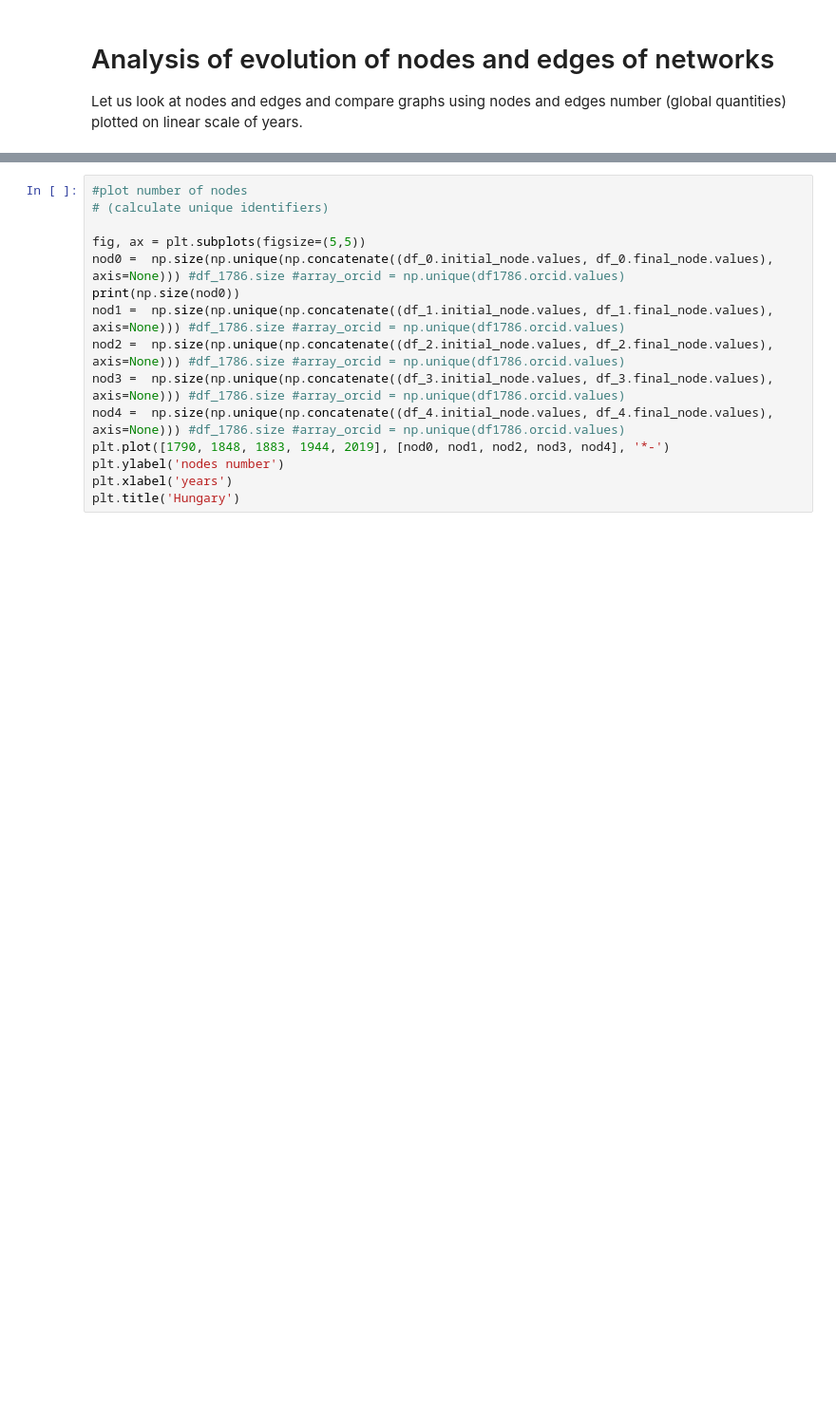
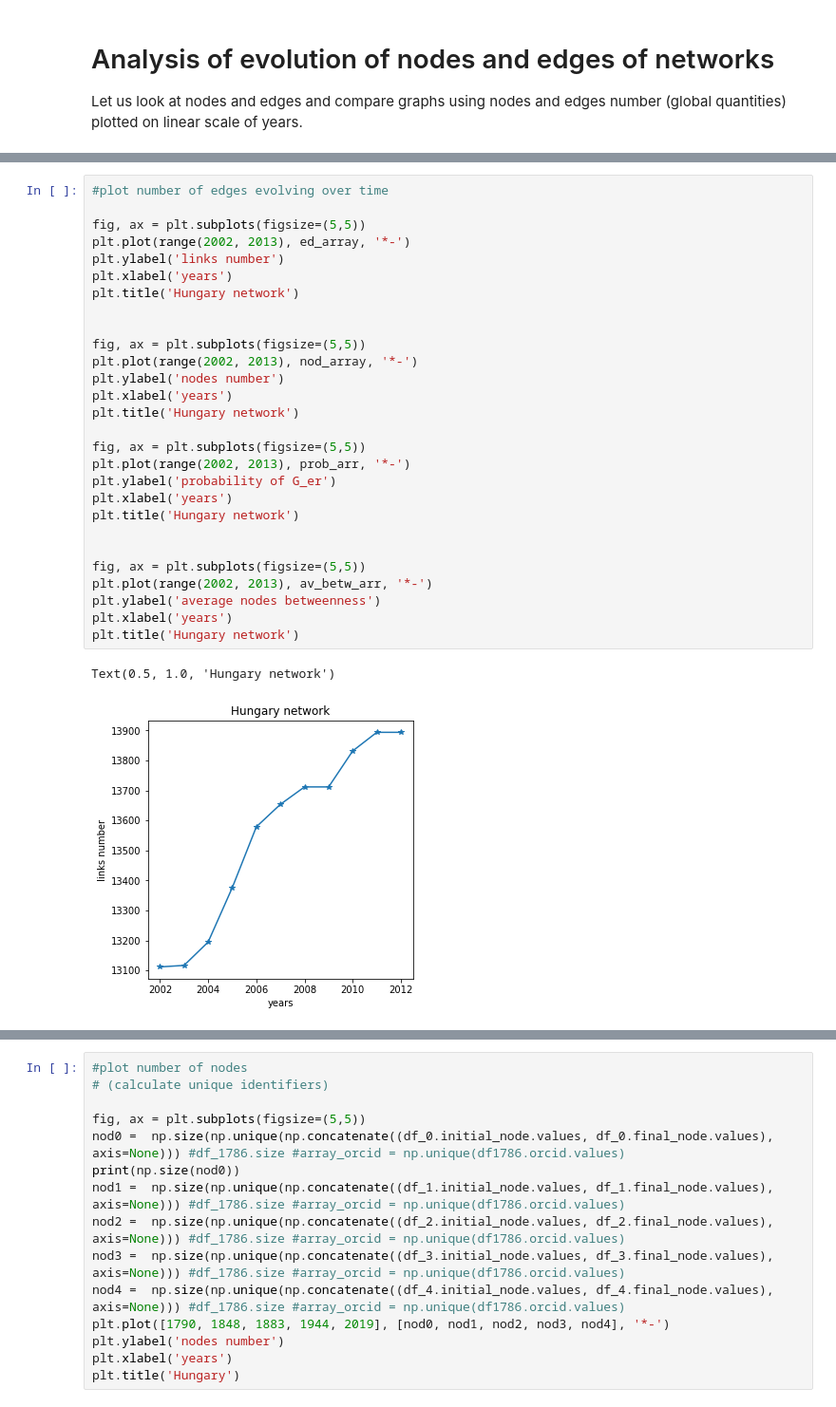
Before and after one commit to bokae/wwcs-2022-memory-of-social-connections, a Jupyter notebook: spatial_data/networks_comparison_features.ipynb, the cells around one changed output, grey strips where cells are left out. Shown at 95% size. Saved outputs shown, nothing was run; the diff lists cells and outputs as text; blank space fills up the shorter version.

```diff
--- a/spatial_data/networks_comparison_features.ipynb
+++ b/spatial_data/networks_comparison_features.ipynb
@@ -320,0 +359,31 @@ plt.title('Hungary network')
+# %%
+#plot number of edges evolving over time
+
+fig, ax = plt.subplots(figsize=(5,5))
+plt.plot(range(2002, 2013), ed_array, '*-')
+plt.ylabel('links number')
+plt.xlabel('years')
+plt.title('Hungary network')
+
+
+fig, ax = plt.subplots(figsize=(5,5))
+plt.plot(range(2002, 2013), nod_array, '*-')
+plt.ylabel('nodes number')
+plt.xlabel('years')
+plt.title('Hungary network')
+
+fig, ax = plt.subplots(figsize=(5,5))
+plt.plot(range(2002, 2013), prob_arr, '*-')
+plt.ylabel('probability of G_er')
+plt.xlabel('years')
+plt.title('Hungary network')
+
+
+fig, ax = plt.subplots(figsize=(5,5))
+plt.plot(range(2002, 2013), av_betw_arr, '*-')
+plt.ylabel('average nodes betweenness')
+plt.xlabel('years')
+plt.title('Hungary network')
+# %% [output]
+Text(0.5, 1.0, 'Hungary network')
+[figure, added]
```
Also changed, not shown: parts of 7 cells of this notebook.
